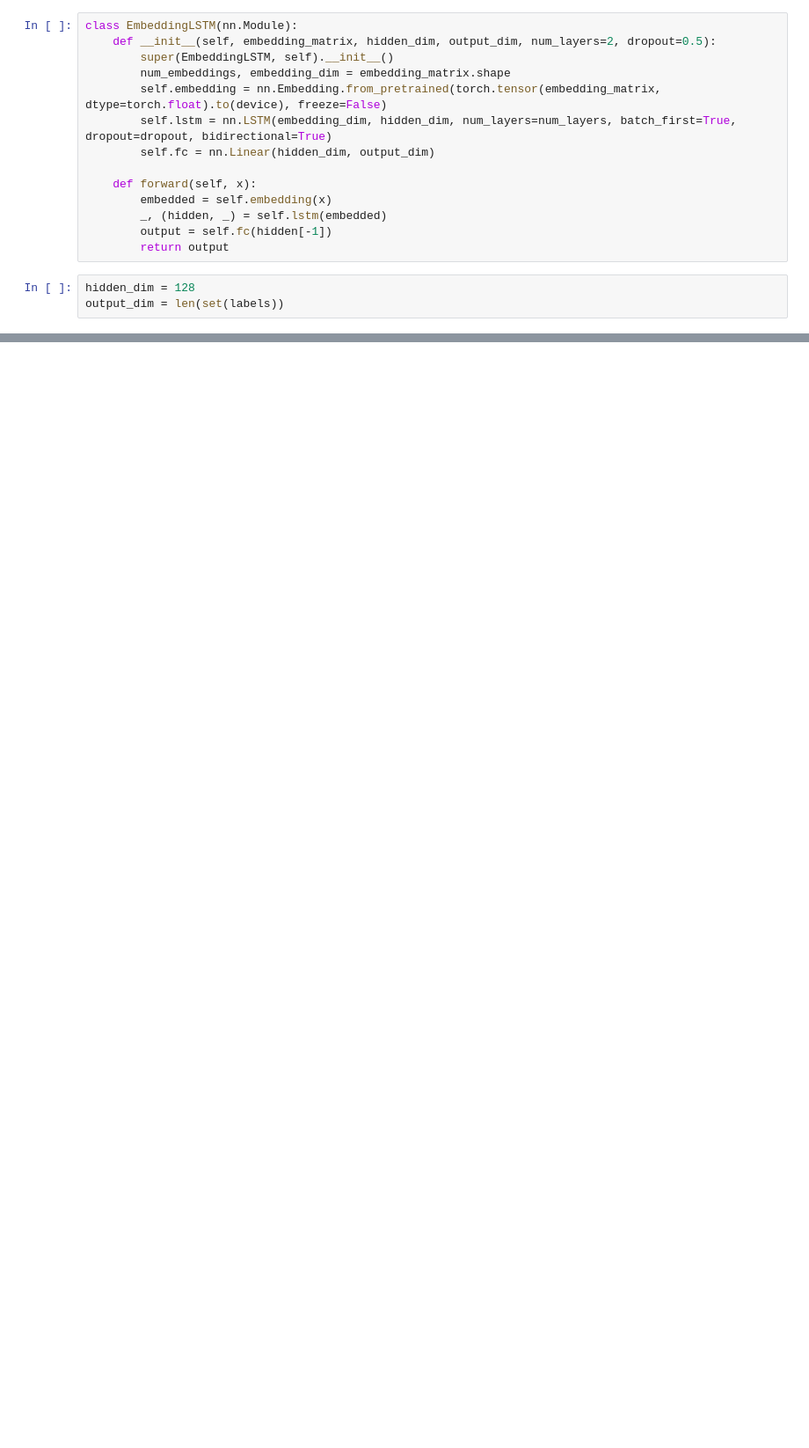
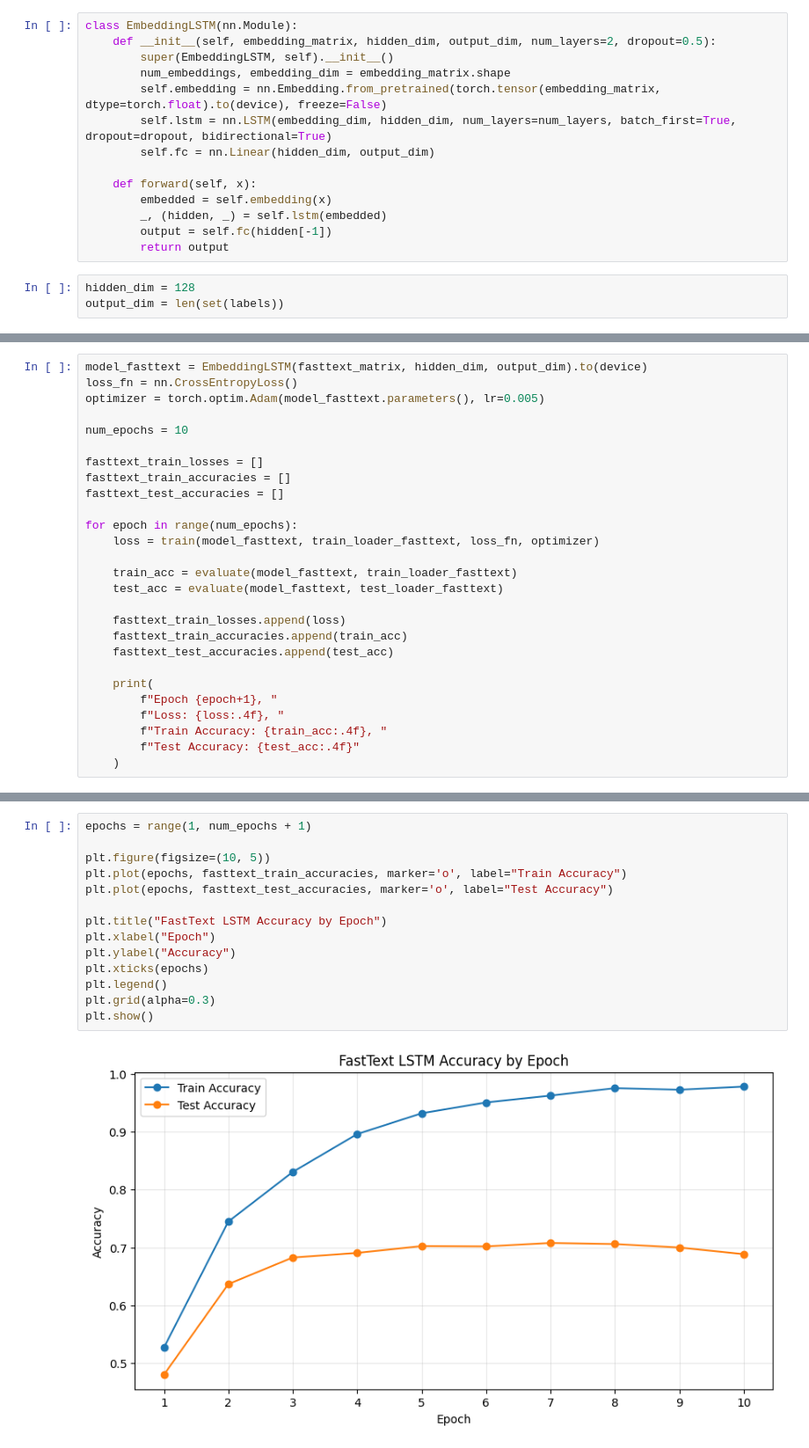
Before and after one commit to beomsookim1020/text-embedding-classification, a Jupyter notebook: 미션10_팀_김범수.ipynb, the cells around one changed output, grey strips where cells are left out. Shown at 88% size. Drawn from its saved outputs; the diff is of its cells as text; blank space fills up the shorter version.

Commit message:
Add w2v, fasttext, globe

```diff
--- a/미션10_팀_김범수.ipynb
+++ b/미션10_팀_김범수.ipynb
@@ -952,0 +1273,27 @@ Test Accuracy (Word2Vec with LSTM): 0.6638
+# %%
+model_fasttext = EmbeddingLSTM(fasttext_matrix, hidden_dim, output_dim).to(device)
+loss_fn = nn.CrossEntropyLoss()
+optimizer = torch.optim.Adam(model_fasttext.parameters(), lr=0.005)
+
+num_epochs = 10
+
+fasttext_train_losses = []
+fasttext_train_accuracies = []
+fasttext_test_accuracies = []
+
+for epoch in range(num_epochs):
+    loss = train(model_fasttext, train_loader_fasttext, loss_fn, optimizer)
+
+    train_acc = evaluate(model_fasttext, train_loader_fasttext)
+    test_acc = evaluate(model_fasttext, test_loader_fasttext)
+
+    fasttext_train_losses.append(loss)
+    fasttext_train_accuracies.append(train_acc)
+    fasttext_test_accuracies.append(test_acc)
+
+    print(
+        f"Epoch {epoch+1}, "
+        f"Loss: {loss:.4f}, "
+        f"Train Accuracy: {train_acc:.4f}, "
+        f"Test Accuracy: {test_acc:.4f}"
+    )
@@ -952,0 +1311,16 @@ Test Accuracy (Word2Vec with LSTM): 0.6638
+# %%
+epochs = range(1, num_epochs + 1)
+
+plt.figure(figsize=(10, 5))
+plt.plot(epochs, fasttext_train_accuracies, marker='o', label="Train Accuracy")
+plt.plot(epochs, fasttext_test_accuracies, marker='o', label="Test Accuracy")
+
+plt.title("FastText LSTM Accuracy by Epoch")
+plt.xlabel("Epoch")
+plt.ylabel("Accuracy")
+plt.xticks(epochs)
+plt.legend()
+plt.grid(alpha=0.3)
+plt.show()
+# %% [output]
+[figure, added]
```
Also changed, not shown: parts of 47 cells of this notebook.
